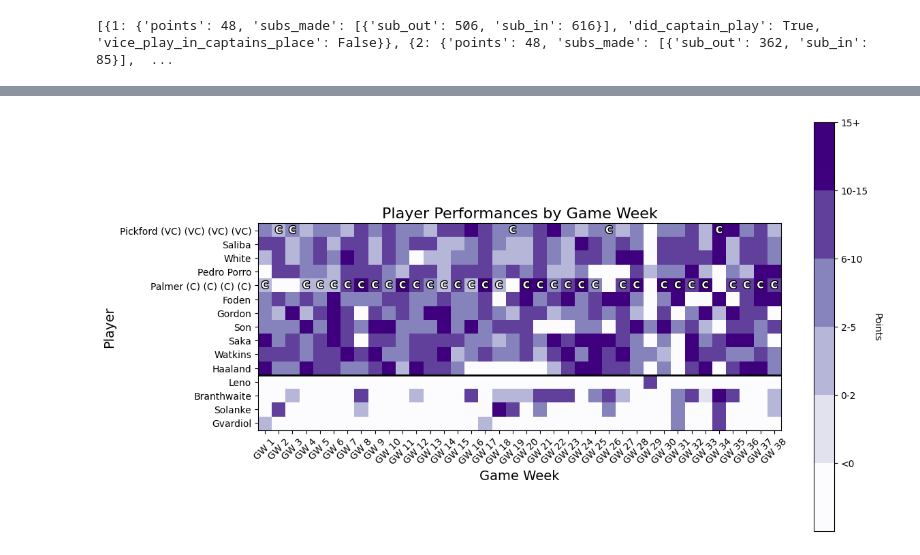
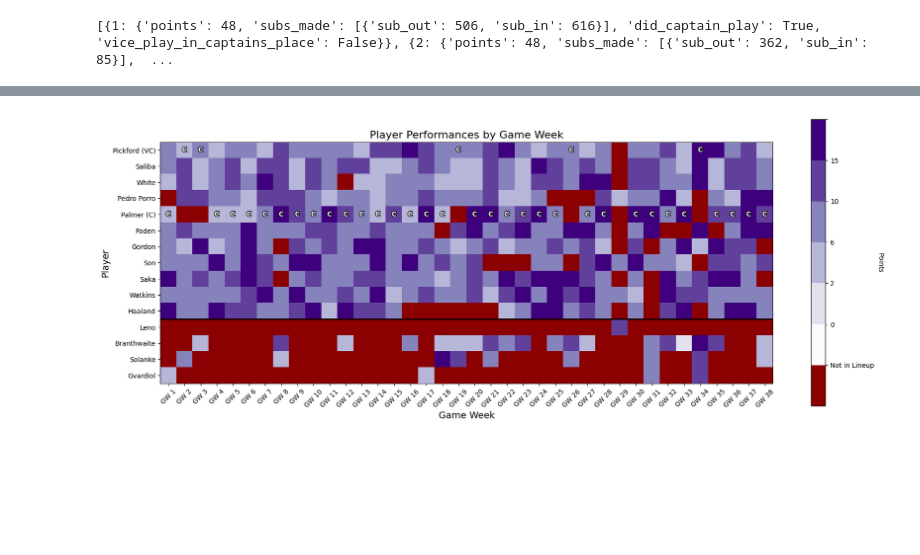
Before and after one commit to ARedshaw02/fpl-hindsight-optimiser, a Jupyter notebook: set_and_forget/exploration_set_and_forget.ipynb, the cells around one changed output, grey strips where cells are left out. Saved outputs shown, nothing was run; the diff lists cells and outputs as text; code cells hidden in the pictures; blank space fills up the shorter version.

Commit message:
Fixed visualisation for performances by gameweek

```diff
--- a/set_and_forget/exploration_set_and_forget.ipynb
+++ b/set_and_forget/exploration_set_and_forget.ipynb
@@ -49,33 +94,16 @@ def add_captaincy_vice_captaincy_to_web_name(df):
     df['web_name'] = df.apply(lambda row: row['web_name'] + ' (VC)' if row['is_vice_captain'] else row['web_name'], axis=1)
     return df
 
-def get_point_range(df):
-    """
-    Gets the min and max of points in a single gameweek
-
-    Args:
-        df (pd.DataFrame): The dataframe to get the point range from.
-
-    Returns:
-        tuple: The min and max of points in a single gameweek
-    """
-    # Get the min and max of points across all game weeks
-    for i in range(1, get_current_gameweek(get_fpl_data()) + 1):
-        if i == 1:
-            min_points = df[f'gw_{i}_points'].min()
-            max_points = df[f'gw_{i}_points'].max()
-        else:
-            min_points = min(min_points, df[f'gw_{i}_points'].min())
-            max_points = max(max_points, df[f'gw_{i}_points'].max())
-    return min_points, max_points
-
 def visualise_player_point_breakdown(df):
     current_gw = get_current_gameweek(get_fpl_data())
 
     # Define bins and colors
-    bins = [-1, 0, 2, 5, 10, 15, np.inf]
-    colors = plt.cm.Purples(np.linspace(0, 1, 6))
-    bin_labels = ['<0', '0-2', '2-5', '6-10', '10-15', '15+']
+    bins = [-99, -10, 0, 2, 6, 10, 15, np.inf]
+    colors = plt.cm.Purples(np.linspace(0, 1, 6)).tolist()
+    dark_red = '#8B0000'
+    colors = [dark_red] + colors
+    # Round max to the nearest 5 up
+    bin_labels = ['Not in Lineup', '0', '2', '6', '10', '15', ' ']
 
     # Create a matrix to hold the values for the grid
     grid_data = np.full((len(df), current_gw), -1)
@@ -118,31 +146,34 @@ def visualise_player_point_breakdown(df):
     ax.set_xticks(np.arange(current_gw))
     ax.set_xticklabels([f"GW {i+1}" for i in range(current_gw)], fontsize=10, rotation=45)
 
     # Add a solid black line between the bench players and the lineup players
     bench_start = df[df['in_lineup'] == False].index[0]
     ax.axhline(bench_start - 0.5, color='black', linewidth=2)
 
     # Add 'C' for captain's cells and vice-captain's cells
     for i, row in df.iterrows():
         for j in range(1, current_gw + 1):
             gw_in_team_col = f"gw_{j}_in_team"
             gw_points_col = f"gw_{j}_points"
             gw_minutes_col = f"gw_{j}_minutes"
             if row[gw_in_team_col] and pd.notnull(row[gw_points_col]) and row[gw_minutes_col] > 0:
                 if row['is_captain']:
                     text = ax.text(j-1, i, 'C', ha='center', va='center', color='w', fontweight='bold')
                     text.set_path_effects([PathEffects.withStroke(linewidth=2, foreground='k')])
                 elif row['is_vice_captain'] and not df.loc[df['is_captain'], gw_in_team_col].any():
                     text = ax.text(j-1, i, 'C', ha='center', va='center', color='w', fontweight='bold')
                     text.set_path_effects([PathEffects.withStroke(linewidth=2, foreground='k')])
 
     # Adjust the spacing between subplots
     plt.subplots_adjust(left=0.15, right=0.95, bottom=0.15, top=0.9)
 
+    # Set fig size
+    fig.set_size_inches(20, 8)
+
     # Display the plot
     plt.show()
 
 # Assuming engineered_df is already defined and populated
 visualise_player_point_breakdown(add_captaincy_vice_captaincy_to_web_name(engineered_df))
 # %% [output]
-[figure, old version]
+[figure, new version]
```
Also changed, not shown: parts of 1 cell of this notebook.
